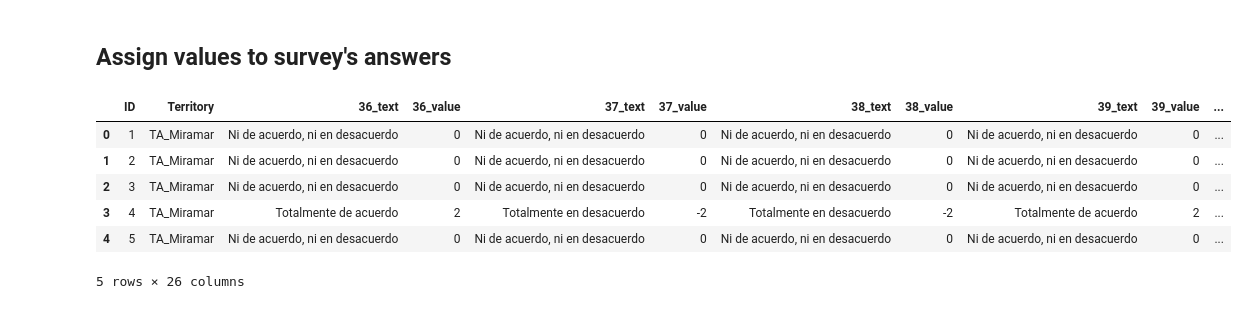
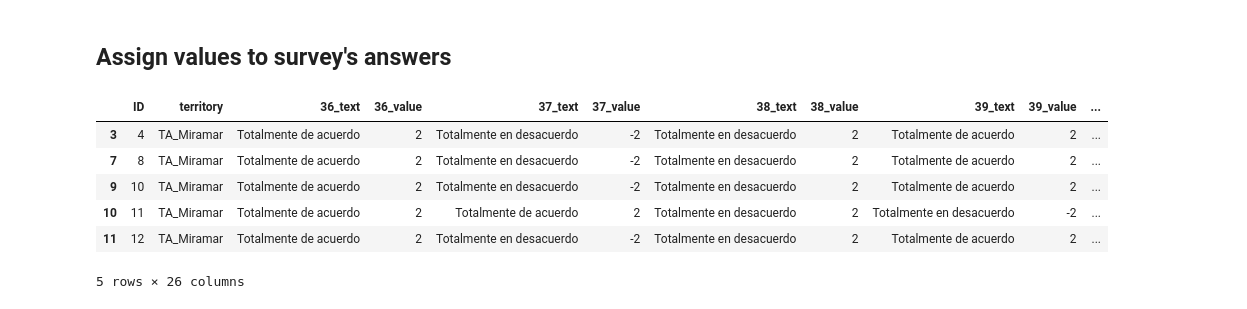
Before and after one commit to Observatorio-Ciudades/vref_walkability_index, a Jupyter notebook: notebooks/03_BT_01_Betas_v1.ipynb, the cells around one changed output. Cells and saved outputs as stored; diff of their text form; code cells hidden in the pictures.

```diff
--- a/notebooks/03_BT_01_Betas_v1.ipynb
+++ b/notebooks/03_BT_01_Betas_v1.ipynb
@@ -32,8 +32,13 @@ else:
 # %% [markdown]
 ## Input - Load surveys
 # %%
-# Read file (Converted to csv UTF-8)
-surveys = pd.read_csv(first_folder_path + "data/vref/output/table/encuestas/Encuesta_caminata(Guadalajara)(1-553).csv")
+# Read file (Converted from .xlsx to .csv UTF-8)
+#'Encuesta_caminata(Guadalajara)(1-347).csv'
+#'Encuesta_caminata(Guadalajara)(1-510).csv'
+#'Encuesta_caminata(Guadalajara)(1-553).csv'
+
+surveys_file = 'Encuesta_caminata(Guadalajara)(1-553).csv'
+surveys = pd.read_csv(first_folder_path + f"data/vref/output/table/encuestas/{surveys_file}")
 
 # Show
 surveys.head(2)
@@ -64,3 +69,6 @@ Index(['ID', 'Hora de inicio', 'Hora de finalización', 'Correo electrónico',
       dtype='object')
 # %% [markdown]
 ## Filter for data of interest
+# %%
+transport_mode_question = '¿Qué medio de transporte utilizó para llegar al equipamiento X? (último viaje realizado)'
+surveys[transport_mode_question].unique()
@@ -66,0 +83,6 @@ Index(['ID', 'Hora de inicio', 'Hora de finalización', 'Correo electrónico',
+# %%
+surveys_f = surveys.loc[surveys[transport_mode_question]=='Caminata'].copy()
+
+# Show
+print(surveys_f.shape)
+surveys_f.head(2)
@@ -150,33 +224,48 @@ surveys_f.head(2)
 # %% [markdown]
 ## Assign values to survey's answers
 # %%
-# Mapping dictionary
-mapping = {"Totalmente en desacuerdo": -2,
-           "En desacuerdo": -1,
-           "Ni de acuerdo, ni en desacuerdo": 0,
-           "De acuerdo": 1,
-           "Totalmente de acuerdo": 2
+# Mapping dictionary (Assigns value to answer)
+mapping_dct = {"Totalmente en desacuerdo": -2,
+               "En desacuerdo": -1,
+               "Ni de acuerdo, ni en desacuerdo": 0,
+               "De acuerdo": 1,
+               "Totalmente de acuerdo": 2
 }
 
-# Apply mapping
+# Mapping dictionary for question #38. (¿Se te hace largo y aburrido el recorrido?),
+# where answers pivoting towards "yes" indicate ausence of the physical variable (intersections density)
+# and answers pivoting towards "no" indicate presence of the physical variable (intersecions density)
+inverse_mapping_dct = {"Totalmente en desacuerdo": 2,
+                       "En desacuerdo": 1,
+                       "Ni de acuerdo, ni en desacuerdo": 0,
+                       "De acuerdo": -1,
+                       "Totalmente de acuerdo": -2
+}
+
+# Apply mappings
 question_numbers = ['36','37','38','39','40','41','42','43','44','45','46','47']
 for question in question_numbers:
-    surveys_f[question+'_value'] = surveys_f[question+'_text'].map(mapping)
+    # Apply regular mapping to all except question 38
+    if question != '38':
+        surveys_f[question+'_value'] = surveys_f[question+'_text'].map(mapping_dct)
+    # Apply inverse mapping to question 38
+    elif question == '38':
+        surveys_f[question+'_value'] = surveys_f[question+'_text'].map(inverse_mapping_dct)
 
 # Reorder columns to visualize
-ordered_cols = ['ID','Territory']
+ordered_cols = []
 for question in question_numbers:
     ordered_cols.append(question+'_text')
     ordered_cols.append(question+'_value')
-surveys_f = surveys_f[ordered_cols]
+surveys_f = surveys_f[['ID','territory']+ordered_cols]
 
 # Show
 surveys_f.head(5)
 # %% [output]
-|  | ID | Territory | 36_text | 36_value | 37_text | 37_value | 38_text | 38_value | 39_text | 39_value | ... |
-| 0 | 1 | TA_Miramar | Ni de acuerdo, ni en desacuerdo | 0 | Ni de acuerdo, ni en desacuerdo | 0 | Ni de acuerdo, ni en desacuerdo | 0 | Ni de acuerdo, ni en desacuerdo | 0 | ... |
-| 1 | 2 | TA_Miramar | Ni de acuerdo, ni en desacuerdo | 0 | Ni de acuerdo, ni en desacuerdo | 0 | Ni de acuerdo, ni en desacuerdo | 0 | Ni de acuerdo, ni en desacuerdo | 0 | ... |
-| 2 | 3 | TA_Miramar | Ni de acuerdo, ni en desacuerdo | 0 | Ni de acuerdo, ni en desacuerdo | 0 | Ni de acuerdo, ni en desacuerdo | 0 | Ni de acuerdo, ni en desacuerdo | 0 | ... |
-| 3 | 4 | TA_Miramar | Totalmente de acuerdo | 2 | Totalmente en desacuerdo | -2 | Totalmente en desacuerdo | -2 | Totalmente de acuerdo | 2 | ... |
-| 4 | 5 | TA_Miramar | Ni de acuerdo, ni en desacuerdo | 0 | Ni de acuerdo, ni en desacuerdo | 0 | Ni de acuerdo, ni en desacuerdo | 0 | Ni de acuerdo, ni en desacuerdo | 0 | ... |
+|  | ID | territory | 36_text | 36_value | 37_text | 37_value | 38_text | 38_value | 39_text | 39_value | ... |
+| 3 | 4 | TA_Miramar | Totalmente de acuerdo | 2 | Totalmente en desacuerdo | -2 | Totalmente en desacuerdo | 2 | Totalmente de acuerdo | 2 | ... |
+| 7 | 8 | TA_Miramar | Totalmente de acuerdo | 2 | Totalmente en desacuerdo | -2 | Totalmente en desacuerdo | 2 | Totalmente de acuerdo | 2 | ... |
+| 9 | 10 | TA_Miramar | Totalmente de acuerdo | 2 | Totalmente en desacuerdo | -2 | Totalmente en desacuerdo | 2 | Totalmente de acuerdo | 2 | ... |
+| 10 | 11 | TA_Miramar | Totalmente de acuerdo | 2 | Totalmente de acuerdo | 2 | Totalmente en desacuerdo | 2 | Totalmente en desacuerdo | -2 | ... |
+| 11 | 12 | TA_Miramar | Totalmente de acuerdo | 2 | Totalmente en desacuerdo | -2 | Totalmente en desacuerdo | 2 | Totalmente de acuerdo | 2 | ... |
 5 rows × 26 columns
```
Also changed, not shown: parts of 11 cells of this notebook.
